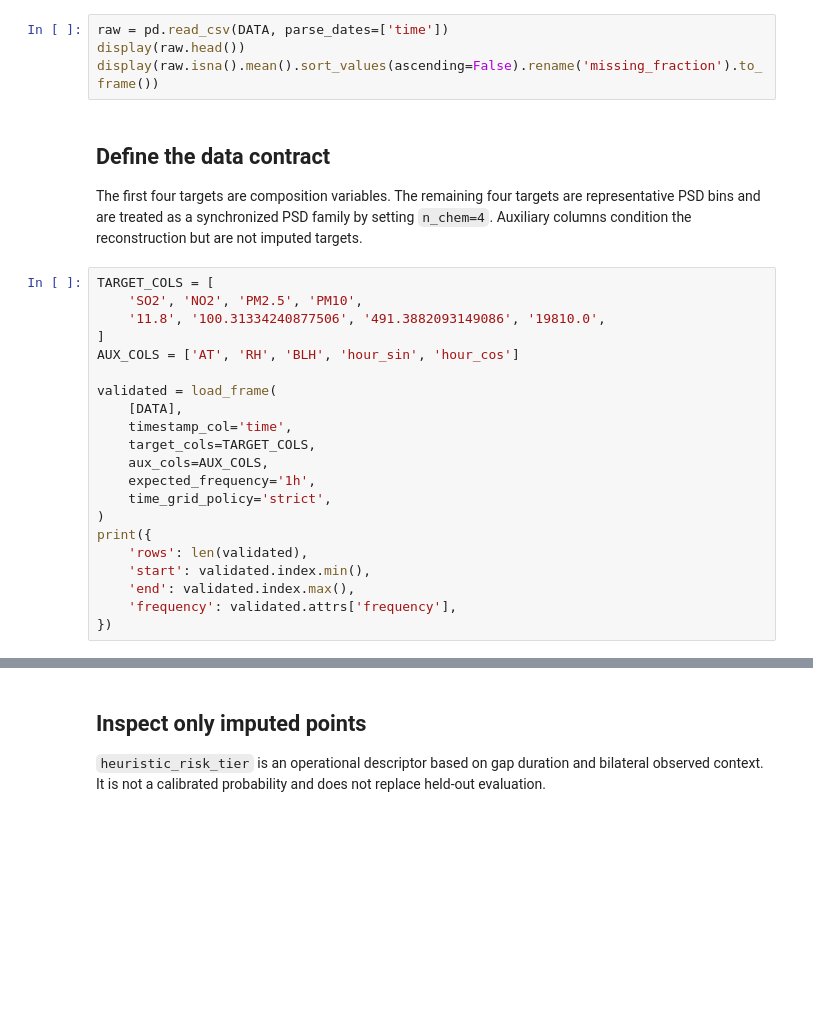
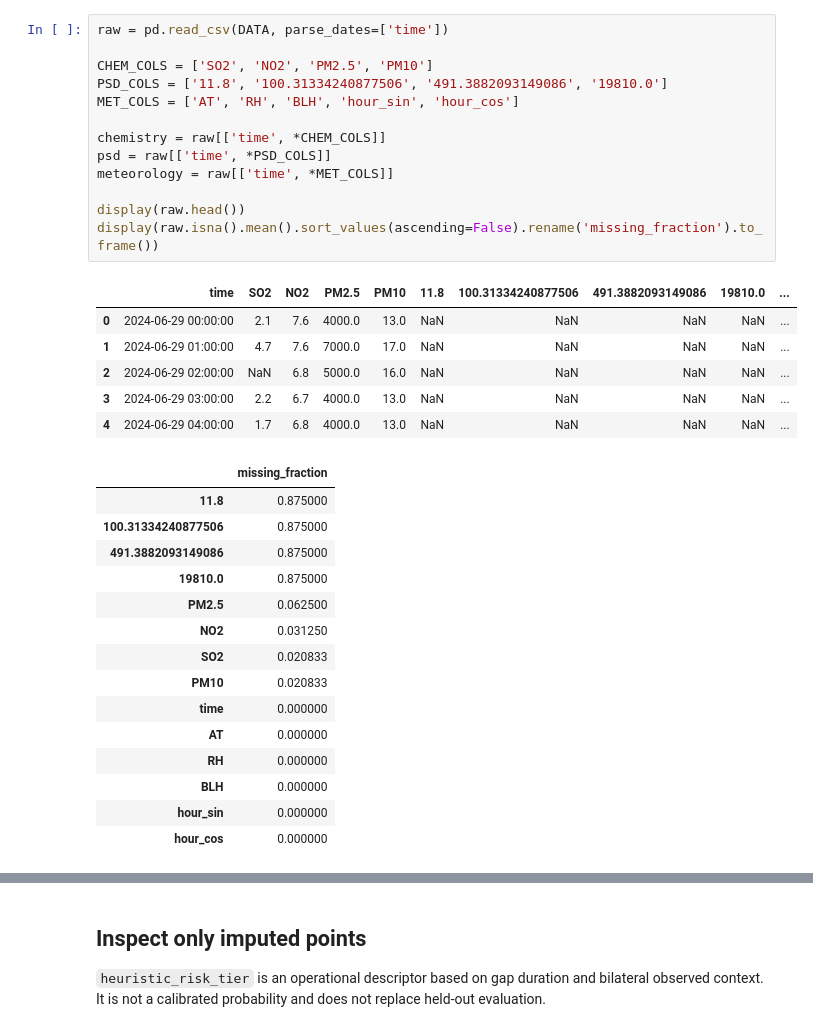
Before and after one commit to JoalLee/graph-temporal-vae, a Jupyter notebook: examples/nanzi_demo_workflow.ipynb, the cells around one changed output, grey strips where cells are left out. Saved outputs shown, nothing was run; the diff lists cells and outputs as text; blank space fills up the shorter version.

```diff
--- a/examples/nanzi_demo_workflow.ipynb
+++ b/examples/nanzi_demo_workflow.ipynb
@@ -23,29 +41,35 @@ DATA
 # %%
 raw = pd.read_csv(DATA, parse_dates=['time'])
+
+CHEM_COLS = ['SO2', 'NO2', 'PM2.5', 'PM10']
+PSD_COLS = ['11.8', '100.31334240877506', '491.3882093149086', '19810.0']
+MET_COLS = ['AT', 'RH', 'BLH', 'hour_sin', 'hour_cos']
+
+chemistry = raw[['time', *CHEM_COLS]]
+psd = raw[['time', *PSD_COLS]]
+meteorology = raw[['time', *MET_COLS]]
+
 display(raw.head())
 display(raw.isna().mean().sort_values(ascending=False).rename('missing_fraction').to_frame())
+# %% [output]
+|  | time | SO2 | NO2 | PM2.5 | PM10 | 11.8 | 100.31334240877506 | 491.3882093149086 | 19810.0 | ... |
+| 0 | 2024-06-29 00:00:00 | 2.1 | 7.6 | 4000.0 | 13.0 | NaN | NaN | NaN | NaN | ... |
+| 1 | 2024-06-29 01:00:00 | 4.7 | 7.6 | 7000.0 | 17.0 | NaN | NaN | NaN | NaN | ... |
+| 2 | 2024-06-29 02:00:00 | NaN | 6.8 | 5000.0 | 16.0 | NaN | NaN | NaN | NaN | ... |
+| 3 | 2024-06-29 03:00:00 | 2.2 | 6.7 | 4000.0 | 13.0 | NaN | NaN | NaN | NaN | ... |
+| 4 | 2024-06-29 04:00:00 | 1.7 | 6.8 | 4000.0 | 13.0 | NaN | NaN | NaN | NaN | ... |
+|  | missing_fraction |
+| 11.8 | 0.875000 |
+| 100.31334240877506 | 0.875000 |
+| 491.3882093149086 | 0.875000 |
+| 19810.0 | 0.875000 |
+| PM2.5 | 0.062500 |
+| NO2 | 0.031250 |
+| SO2 | 0.020833 |
+| PM10 | 0.020833 |
+| time | 0.000000 |
+| AT | 0.000000 |
+| RH | 0.000000 |
+| BLH | 0.000000 |
+| hour_sin | 0.000000 |
+| hour_cos | 0.000000 |
-# %% [markdown]
-## Define the data contract
-
-The first four targets are composition variables. The remaining four targets are representative PSD bins and are treated as a synchronized PSD family by setting `n_chem=4`. Auxiliary columns condition the reconstruction but are not imputed targets.
-# %%
-TARGET_COLS = [
-    'SO2', 'NO2', 'PM2.5', 'PM10',
-    '11.8', '100.31334240877506', '491.3882093149086', '19810.0',
-]
-AUX_COLS = ['AT', 'RH', 'BLH', 'hour_sin', 'hour_cos']
-
-validated = load_frame(
-    [DATA],
-    timestamp_col='time',
-    target_cols=TARGET_COLS,
-    aux_cols=AUX_COLS,
-    expected_frequency='1h',
-    time_grid_policy='strict',
-)
-print({
-    'rows': len(validated),
-    'start': validated.index.min(),
-    'end': validated.index.max(),
-    'frequency': validated.attrs['frequency'],
-})
```
Also changed, not shown: parts of 15 cells of this notebook, 49 other files.
